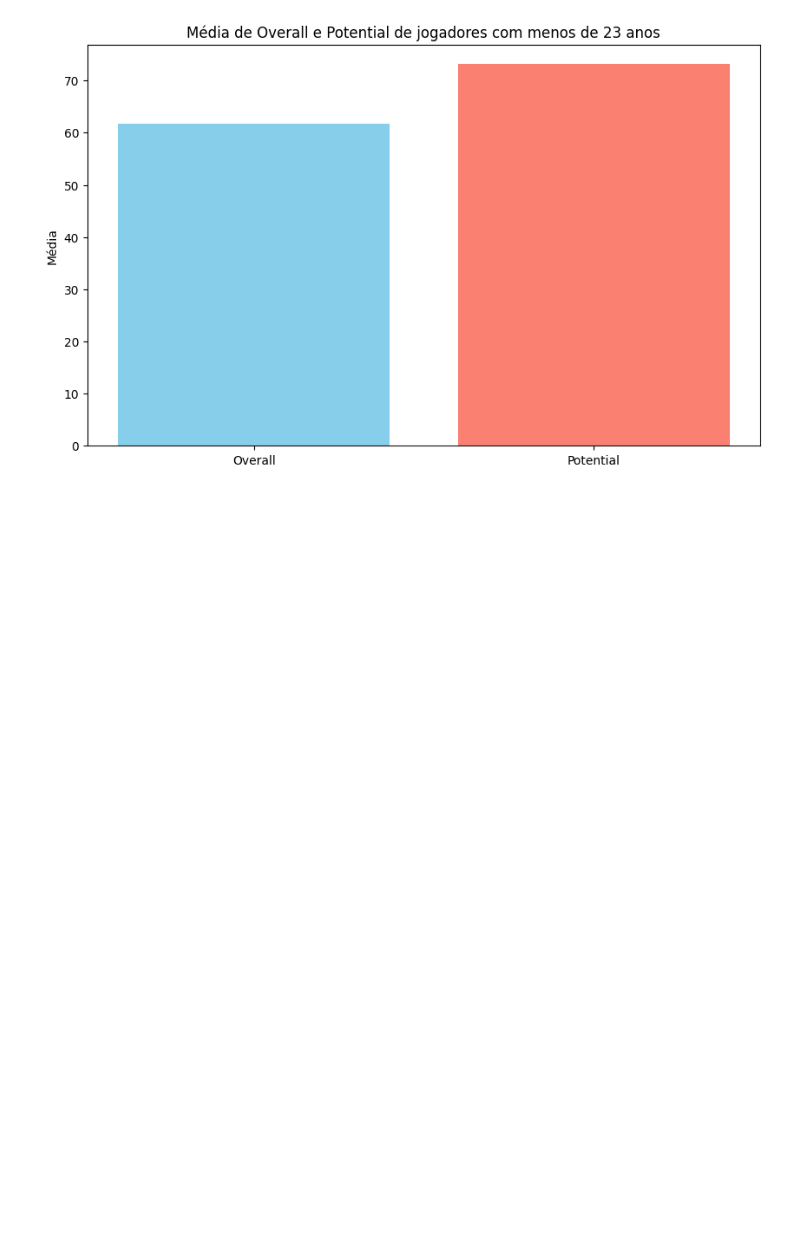
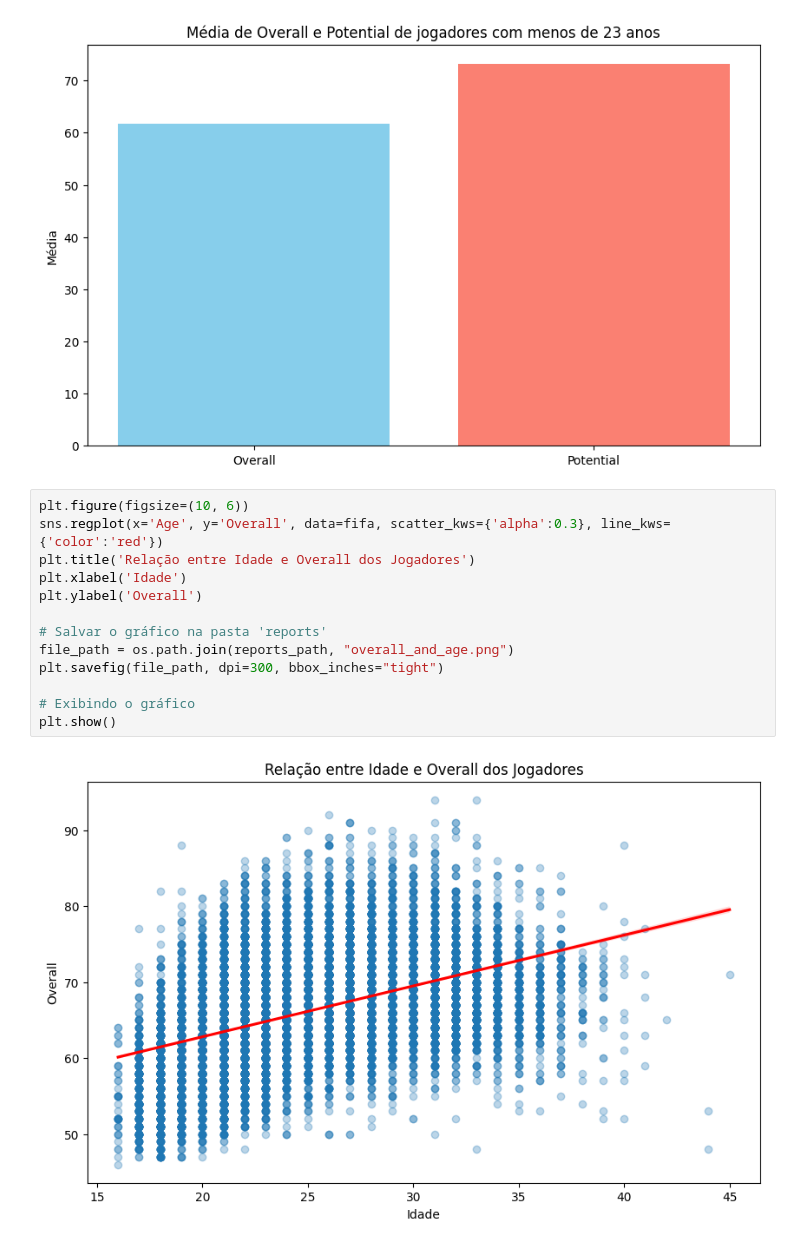
Before and after one commit to dataPalacio/proj-fifa19, a Jupyter notebook: notebook/fifa19_analise.ipynb, the cells around one changed output. Drawn from its saved outputs; the diff is of its cells as text; blank space fills up the shorter version.

Commit message:
nova atualizacao do notebook e reports

```diff
--- a/notebook/fifa19_analise.ipynb
+++ b/notebook/fifa19_analise.ipynb
@@ -1060,3 +1077,18 @@ plt.show()
 Overall médio (< 23 anos): 61.74
 Potential médio (< 23 anos): 73.15
 [figure]
+# %%
+plt.figure(figsize=(10, 6))
+sns.regplot(x='Age', y='Overall', data=fifa, scatter_kws={'alpha':0.3}, line_kws={'color':'red'})
+plt.title('Relação entre Idade e Overall dos Jogadores')
+plt.xlabel('Idade')
+plt.ylabel('Overall')
+
+# Salvar o gráfico na pasta 'reports'
+file_path = os.path.join(reports_path, "overall_and_age.png")
+plt.savefig(file_path, dpi=300, bbox_inches="tight")
+
+# Exibindo o gráfico
+plt.show()
+# %% [output]
+[figure, added]
```
Also changed, not shown: parts of 6 cells of this notebook, 2 other files.
